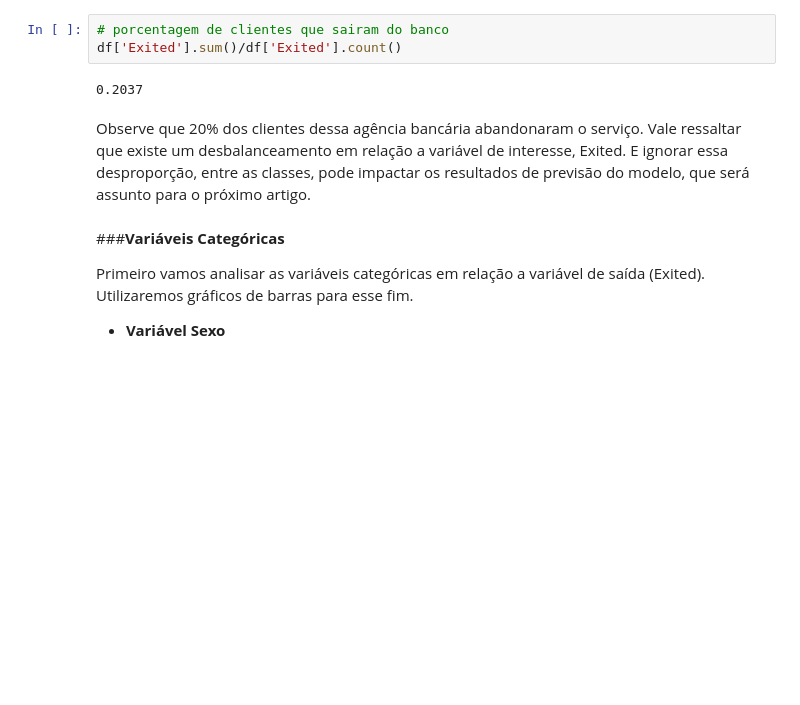
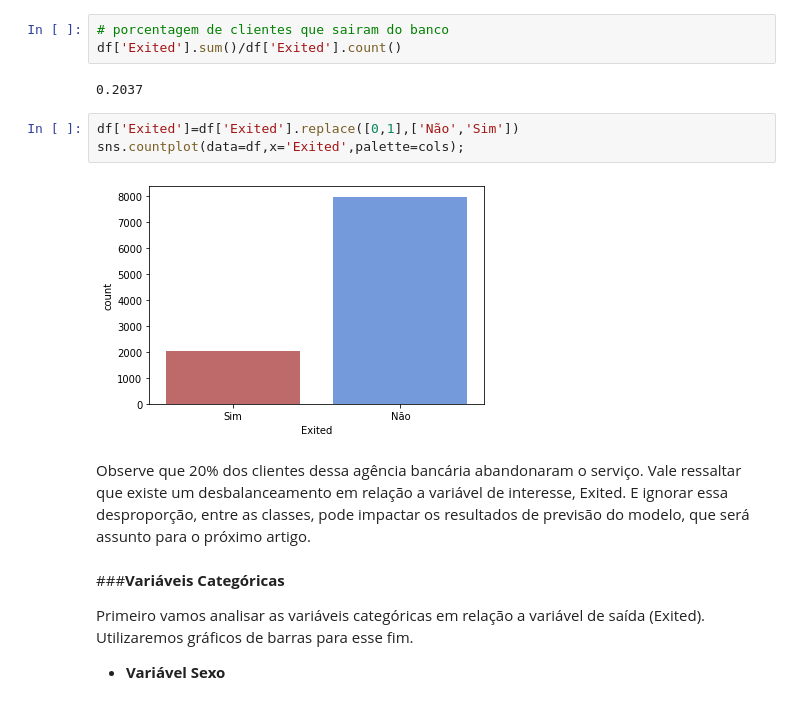
Before and after one commit to scudilio/Churn_model, a Jupyter notebook: Parte_II_Churn_artigo.ipynb, the cells around one changed output. Cells and saved outputs as stored; diff of their text form; blank space fills up the shorter version.

```diff
--- a/Parte_II_Churn_artigo.ipynb
+++ b/Parte_II_Churn_artigo.ipynb
@@ -216,6 +226,11 @@ cols= [myred, myblue,mygreen]
 df['Exited'].sum()/df['Exited'].count()
 # %% [output]
 0.2037
+# %%
+df['Exited']=df['Exited'].replace([0,1],['Não','Sim'])
+sns.countplot(data=df,x='Exited',palette=cols);
+# %% [output]
+[figure, added]
 # %% [markdown]
 Observe que 20% dos clientes dessa agência bancária abandonaram o serviço. Vale ressaltar que existe um desbalanceamento em relação a variável de interesse, Exited. E ignorar essa desproporção, entre as classes, pode impactar os resultados de previsão do modelo, que será assunto para o próximo artigo.
 # %% [markdown]
```
Also changed, not shown: parts of 6 cells of this notebook.
